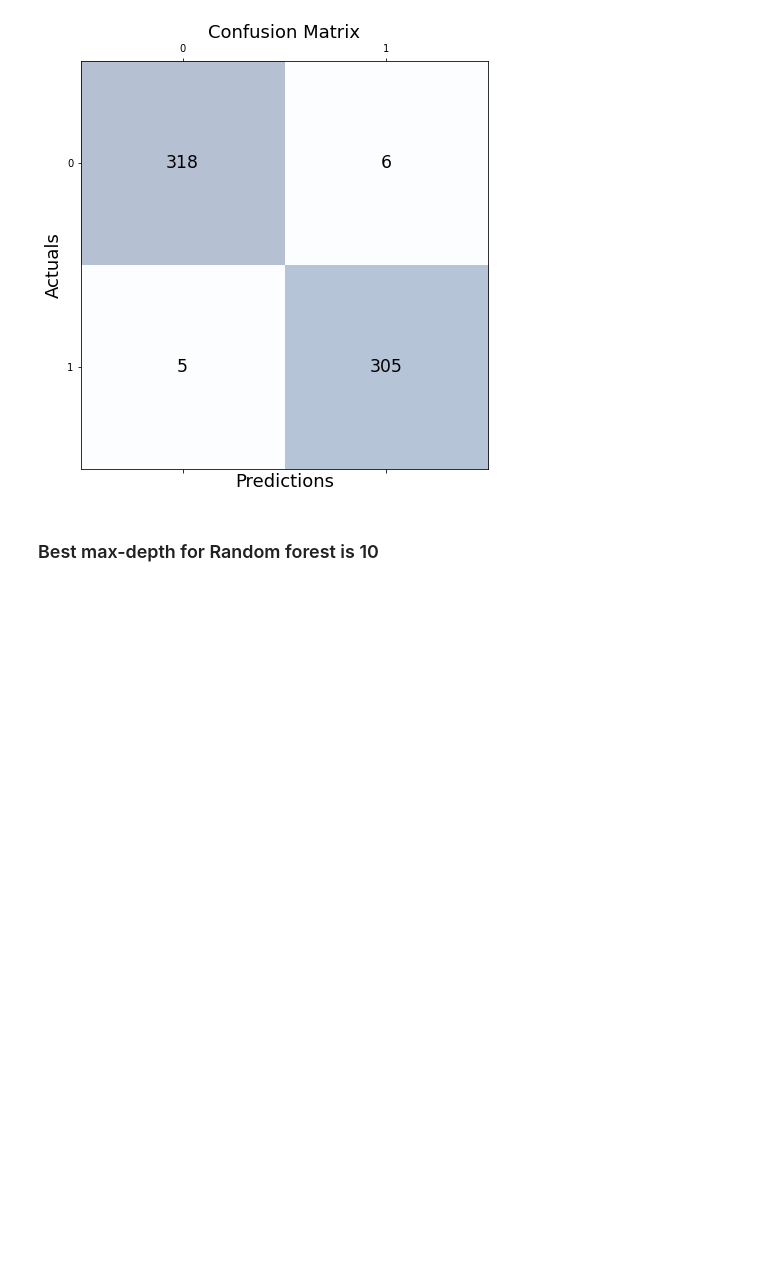
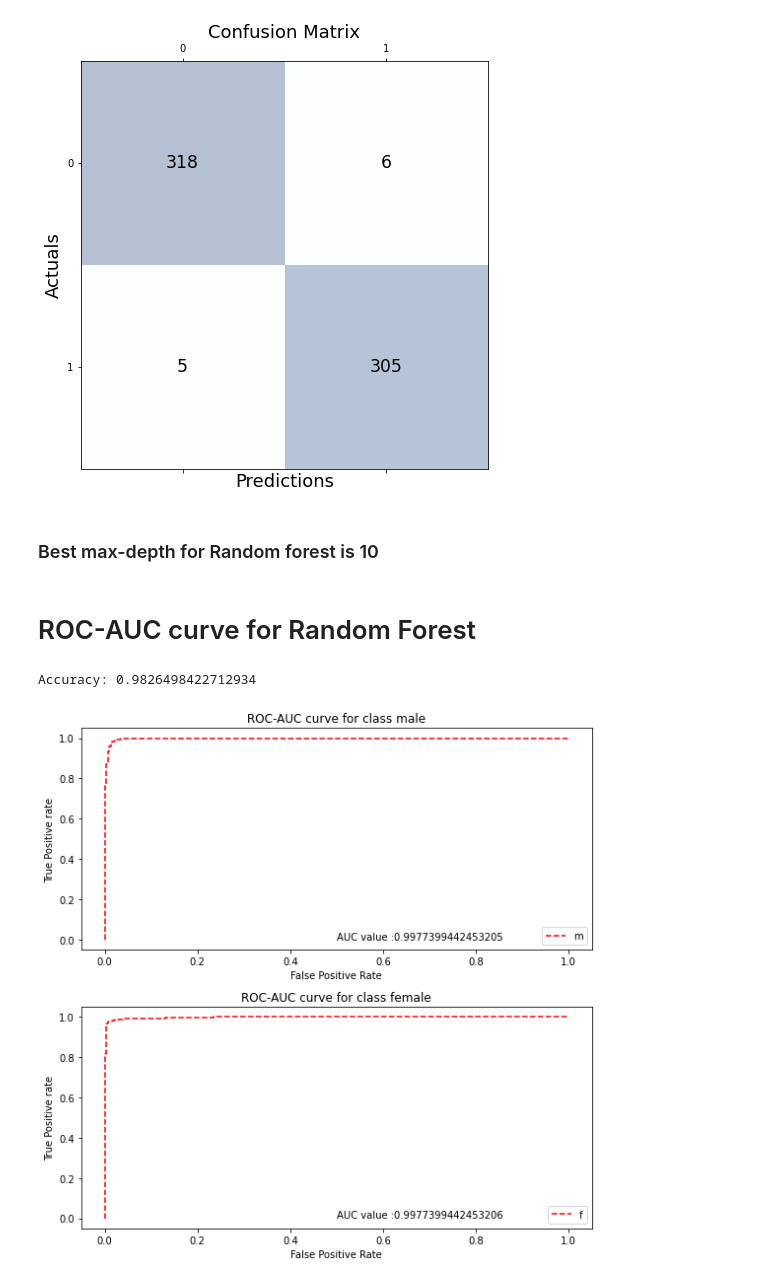
Before and after one commit to devKhush/Machine-Learning-Project-Gender-Recognition-From-Voice, a Jupyter notebook: src/Random_Forest_Model.ipynb, the cells around one changed output. Cells and saved outputs as stored; diff of their text form; code cells hidden in the pictures; blank space fills up the shorter version.

Commit message:
Random Forest ROC-AUC added

```diff
--- a/src/Random_Forest_Model.ipynb
+++ b/src/Random_Forest_Model.ipynb
@@ -194,3 +194,5 @@ F1-Score is: 0.9822866344605475
 [figure]
 # %% [markdown]
 ### Best max-depth for Random forest is 10
+# %% [markdown]
+# ROC-AUC curve for Random Forest
@@ -196,0 +202,32 @@ F1-Score is: 0.9822866344605475
+# %%
+def roc_auc(y_test, y_pred):
+    fig, axes = plt.subplots(nrows=2,ncols=1,figsize=(8,8))
+    lisrt=['male','female']
+    for m in range(2):
+        ls=[]
+        for j in y_test:
+            if m==j:
+                ls.append(1)
+            else:
+                ls.append(0)
+
+        fpr, tpr, thresh =  metrics.roc_curve(ls,y_pred[:,m])
+        auc = metrics.roc_auc_score(ls,y_pred[:,m])
+        axes[m].plot(fpr, tpr,  label="AUC = " +str(auc), linestyle='--',color='red')
+        axes[m].set_title(f'ROC-AUC curve for class {lisrt[m]}')
+        axes[m].set_xlabel('False Positive Rate')
+        axes[m].set_ylabel('True Positive rate')
+        axes[m].legend(lisrt[m])
+        axes[m].text(0.5,0.0, f'AUC value :{auc}')
+        plt.savefig('images/ROC-AUC_Random_Forest.png',dpi=300)
+        plt.tight_layout()
+# %%
+rf_model = RandomForestClassifier(n_estimators=200, criterion='gini', max_depth=10)
+rf_model.fit(X_train, y_train)
+ypred_roc = rf_model.predict_proba(X_test)
+
+print('Accuracy:', rf_model.score(X_test, y_test))
+roc_auc(y_test, ypred_roc)
+# %% [output]
+Accuracy: 0.9826498422712934
+[figure, added]
```
Also changed, not shown: parts of 1 cell of this notebook, 1 other file.
